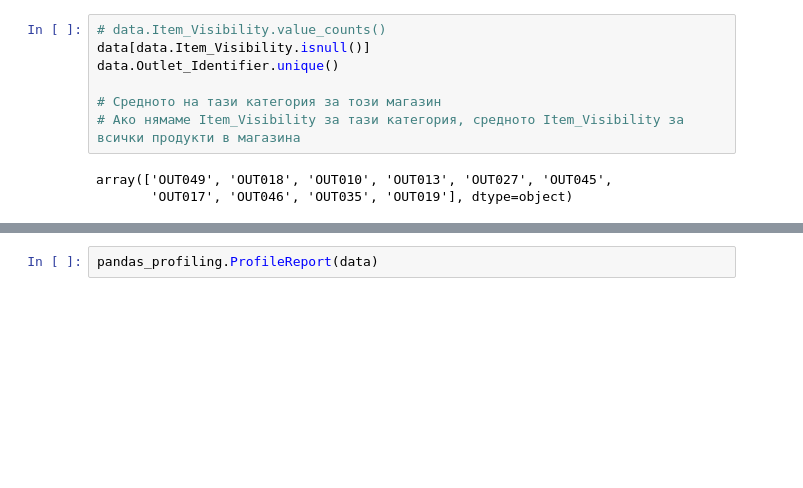
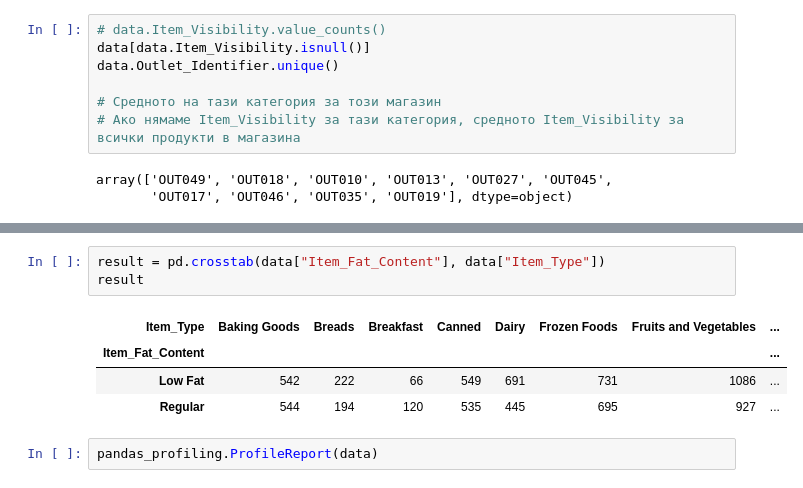
Before and after one commit to Ventsislav-Yordanov/Bigmart-Sales-Predictions, a Jupyter notebook: Bigmart Sales Predictions.ipynb, the cells around one changed output, grey strips where cells are left out. Drawn from its saved outputs; the diff is of its cells as text; blank space fills up the shorter version.

```diff
--- a/Bigmart Sales Predictions.ipynb
+++ b/Bigmart Sales Predictions.ipynb
@@ -518,3 +533,11 @@ memory usage: 1.3+ MB
+# %%
+result = pd.crosstab(data["Item_Fat_Content"], data["Item_Type"])
+result
+# %% [output]
+| Item_Type | Baking Goods | Breads | Breakfast | Canned | Dairy | Frozen Foods | Fruits and Vegetables | ... |
+| Item_Fat_Content |  |  |  |  |  |  |  | ... |
+| Low Fat | 542 | 222 | 66 | 549 | 691 | 731 | 1086 | ... |
+| Regular | 544 | 194 | 120 | 535 | 445 | 695 | 927 | ... |
 # %%
 pandas_profiling.ProfileReport(data)
 # %% [output]
```
Also changed, not shown: parts of 8 cells of this notebook.
